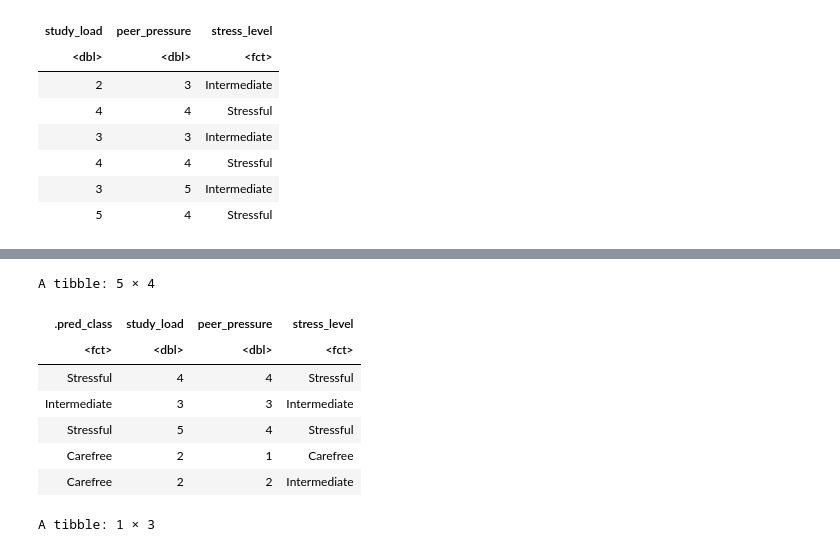
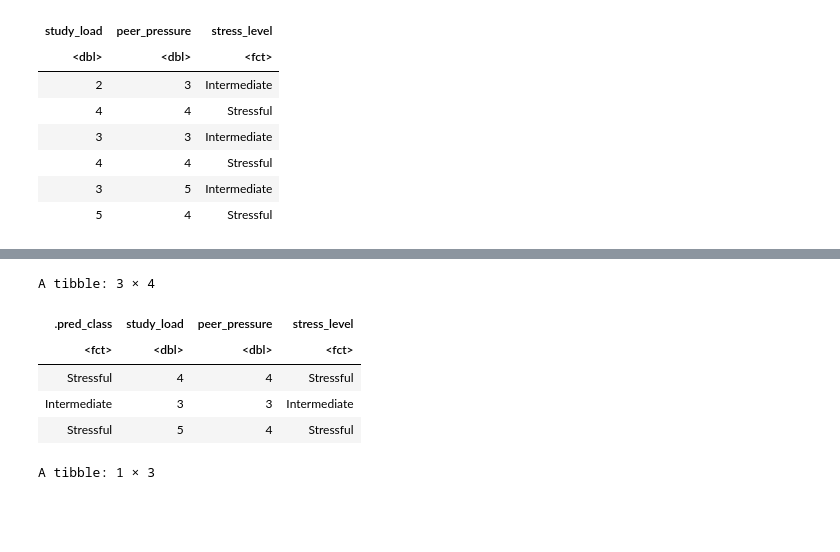
Before and after one commit to Ivvvyyan/dsci-group-11, a Jupyter notebook: Final Group Report.ipynb, the cells around one changed output, grey strips where cells are left out. Saved outputs shown, nothing was run; the diff lists cells and outputs as text; code cells hidden in the pictures; blank space fills up the shorter version.

```diff
--- a/Final Group Report.ipynb
+++ b/Final Group Report.ipynb
@@ -221,5 +177,5 @@ A tibble: 1 × 7
 # %%
-knn_spec <- nearest_neighbor(weight_func = "rectangular", neighbors = 31) |>
+knn_spec <- nearest_neighbor(weight_func = "rectangular", neighbors = 39) |>
     set_engine("kknn") |>
     set_mode("classification")
 
@@ -227,5 +183,3 @@ knn_fit <- workflow() |>
     add_recipe(stress_recipe) |>
     add_model(knn_spec) |>
     fit(data=stress_training)
-
-knn_fit
@@ -260,17 +186,15 @@ A tibble: 3 × 2
 # %%
-stress_test_predictions <- predict(knn_fit, stress_testing_removed) |>
+stress_test_predictions <- predict(knn_fit, stress_testing) |>
     bind_cols(stress_testing)
 
-head(stress_test_predictions, n=5)
+head(stress_test_predictions, n=3)
 # %% [output]
-A tibble: 5 × 4
+A tibble: 3 × 4
 | .pred_class | study_load | peer_pressure | stress_level |
 | <fct> | <dbl> | <dbl> | <fct> |
 | Stressful | 4 | 4 | Stressful |
 | Intermediate | 3 | 3 | Intermediate |
 | Stressful | 5 | 4 | Stressful |
-| Carefree | 2 | 1 | Carefree |
-| Carefree | 2 | 2 | Intermediate |
 # %%
 stress_accuracy <- stress_test_predictions |>
     metrics(truth=stress_level, estimate= .pred_class) |>
```
Also changed, not shown: parts of 13 cells of this notebook.
